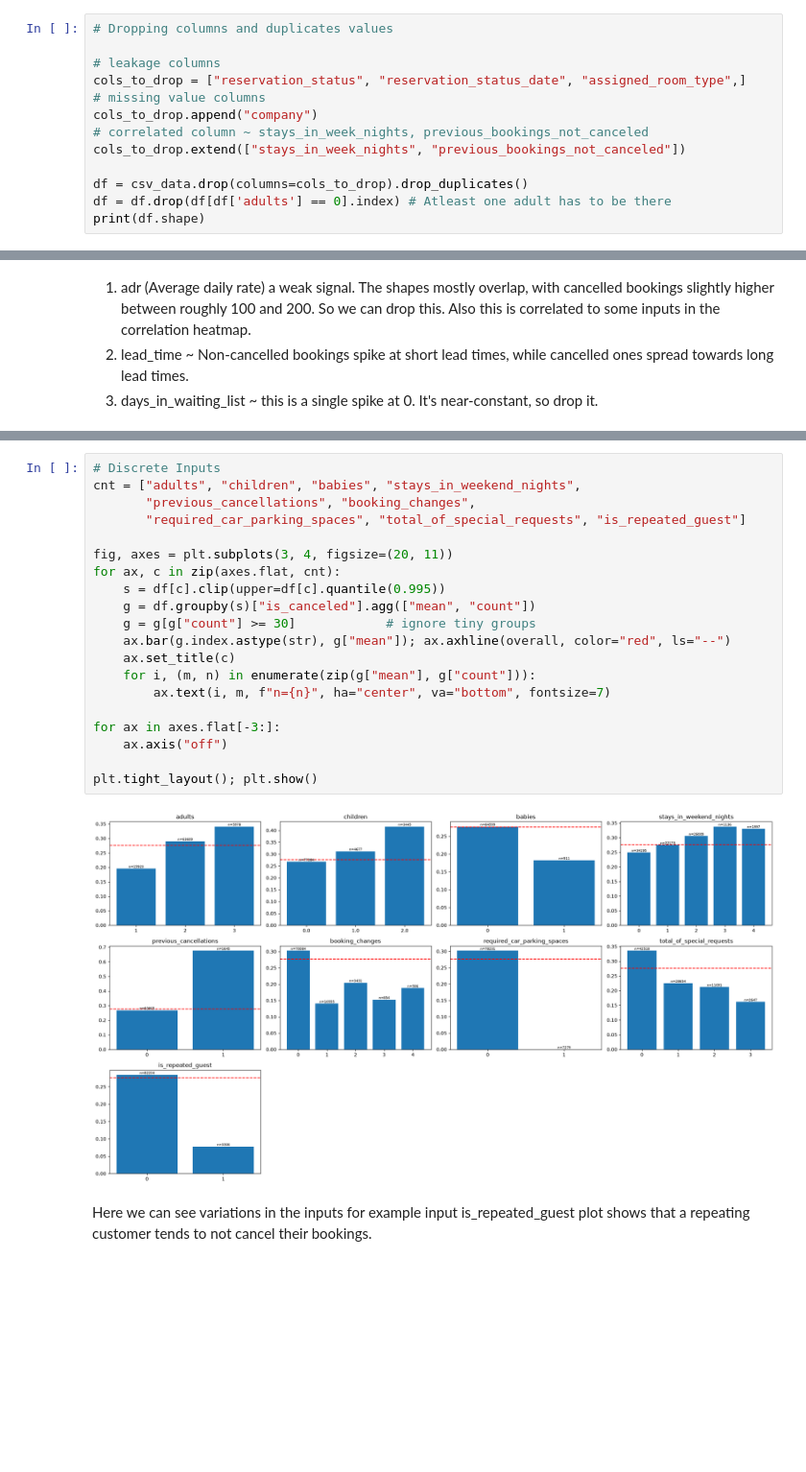
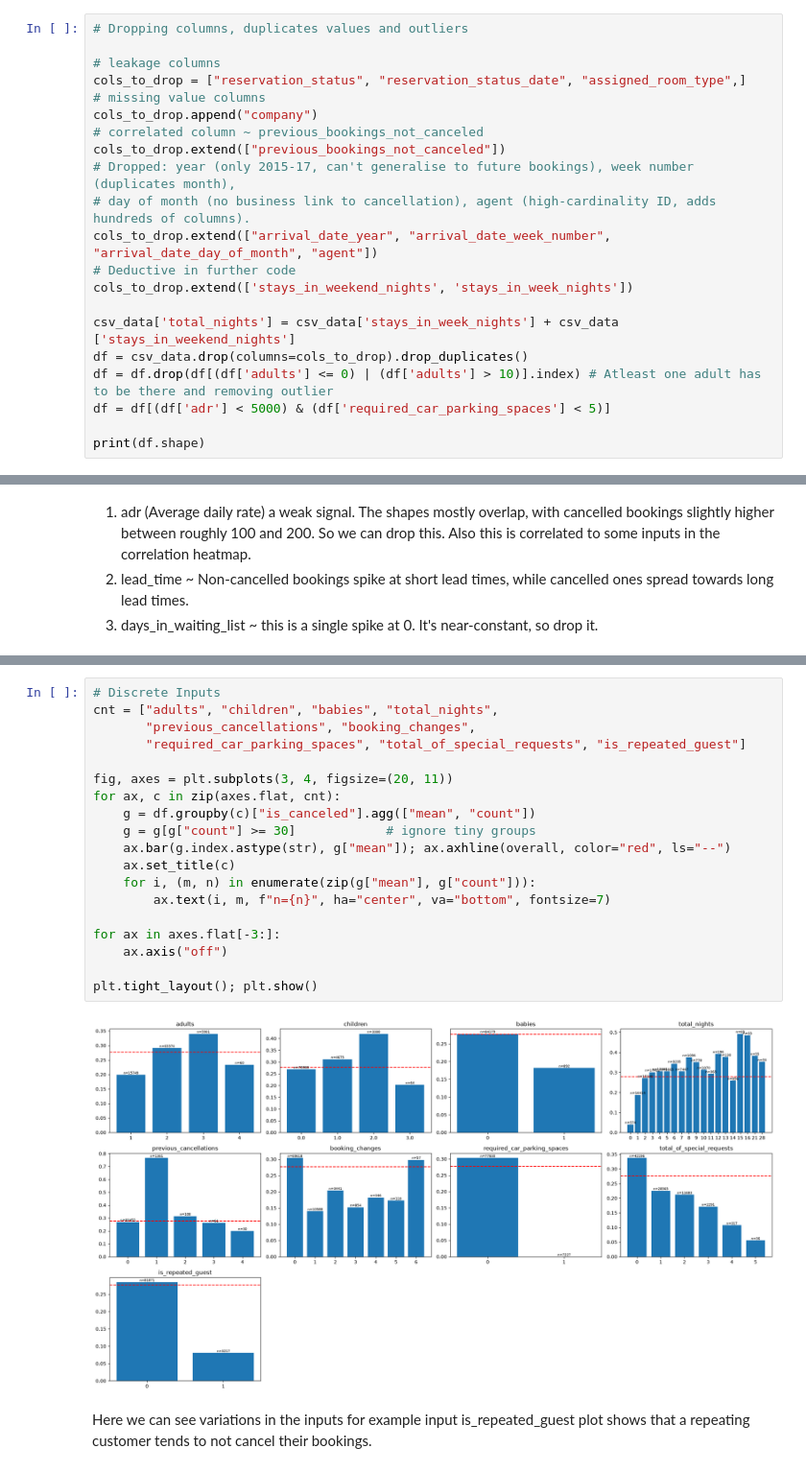
Before and after one commit to MrHarry2003/ML-Practice, a Jupyter notebook: hotel-booking-demands/notebook.ipynb, the cells around one changed output, grey strips where cells are left out. Shown at 96% size. Cells and saved outputs as stored; diff of their text form; blank space fills up the shorter version.

```diff
--- a/hotel-booking-demands/notebook.ipynb
+++ b/hotel-booking-demands/notebook.ipynb
@@ -149,16 +154,24 @@ sns.heatmap(csv_data[num_cols].corr())
 # %% [markdown]
 ### DATA PREPERATION
 # %%
-# Dropping columns and duplicates values
+# Dropping columns, duplicates values and outliers
 
 # leakage columns
 cols_to_drop = ["reservation_status", "reservation_status_date", "assigned_room_type",]
 # missing value columns
 cols_to_drop.append("company")
-# correlated column ~ stays_in_week_nights, previous_bookings_not_canceled
-cols_to_drop.extend(["stays_in_week_nights", "previous_bookings_not_canceled"])
+# correlated column ~ previous_bookings_not_canceled
+cols_to_drop.extend(["previous_bookings_not_canceled"])
+# Dropped: year (only 2015-17, can't generalise to future bookings), week number (duplicates month),
+# day of month (no business link to cancellation), agent (high-cardinality ID, adds hundreds of columns).
+cols_to_drop.extend(["arrival_date_year", "arrival_date_week_number", "arrival_date_day_of_month", "agent"])
+# Deductive in further code
+cols_to_drop.extend(['stays_in_weekend_nights', 'stays_in_week_nights'])
 
+csv_data['total_nights'] = csv_data['stays_in_week_nights'] + csv_data ['stays_in_weekend_nights']
 df = csv_data.drop(columns=cols_to_drop).drop_duplicates()
-df = df.drop(df[df['adults'] == 0].index) # Atleast one adult has to be there
+df = df.drop(df[(df['adults'] <= 0) | (df['adults'] > 10)].index) # Atleast one adult has to be there and removing outlier
+df = df[(df['adr'] < 5000) & (df['required_car_parking_spaces'] < 5)]
+
 print(df.shape)
 # %% [output]
@@ -291,24 +304,23 @@ df.shape
 # %%
 # Discrete Inputs
-cnt = ["adults", "children", "babies", "stays_in_weekend_nights",
+cnt = ["adults", "children", "babies", "total_nights",
        "previous_cancellations", "booking_changes",
        "required_car_parking_spaces", "total_of_special_requests", "is_repeated_guest"]
 
 fig, axes = plt.subplots(3, 4, figsize=(20, 11))
 for ax, c in zip(axes.flat, cnt):
-    s = df[c].clip(upper=df[c].quantile(0.995))
-    g = df.groupby(s)["is_canceled"].agg(["mean", "count"])
+    g = df.groupby(c)["is_canceled"].agg(["mean", "count"])
     g = g[g["count"] >= 30]            # ignore tiny groups
     ax.bar(g.index.astype(str), g["mean"]); ax.axhline(overall, color="red", ls="--")
     ax.set_title(c)
     for i, (m, n) in enumerate(zip(g["mean"], g["count"])):
         ax.text(i, m, f"n={n}", ha="center", va="bottom", fontsize=7)
 
 for ax in axes.flat[-3:]:
     ax.axis("off")
 
 plt.tight_layout(); plt.show()
 # %% [output]
-[figure, old version]
+[figure, new version]
 # %% [markdown]
 Here we can see variations in the inputs for example input is_repeated_guest plot shows that a repeating customer tends to not cancel their bookings.
```
Also changed, not shown: parts of 24 cells of this notebook.
